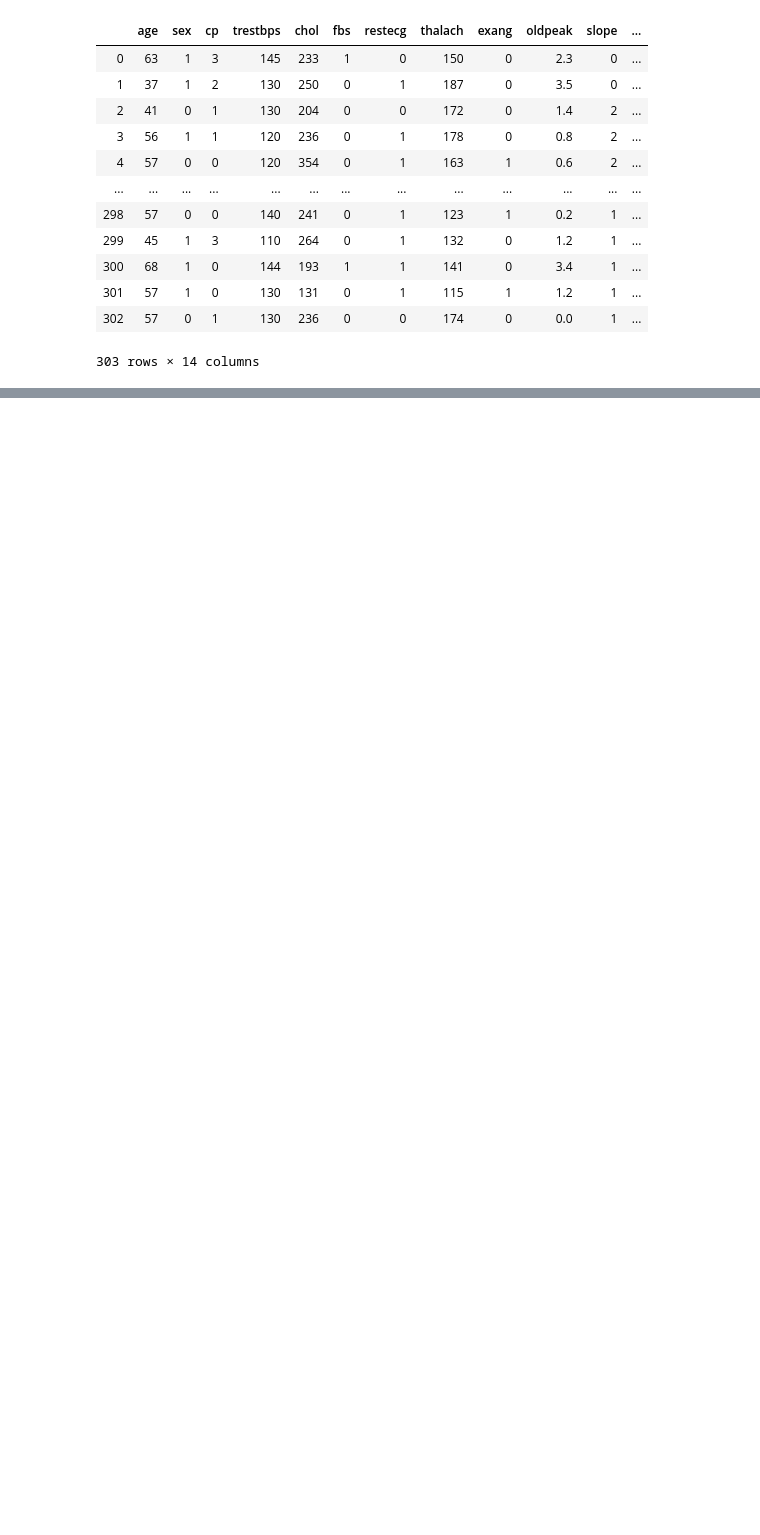
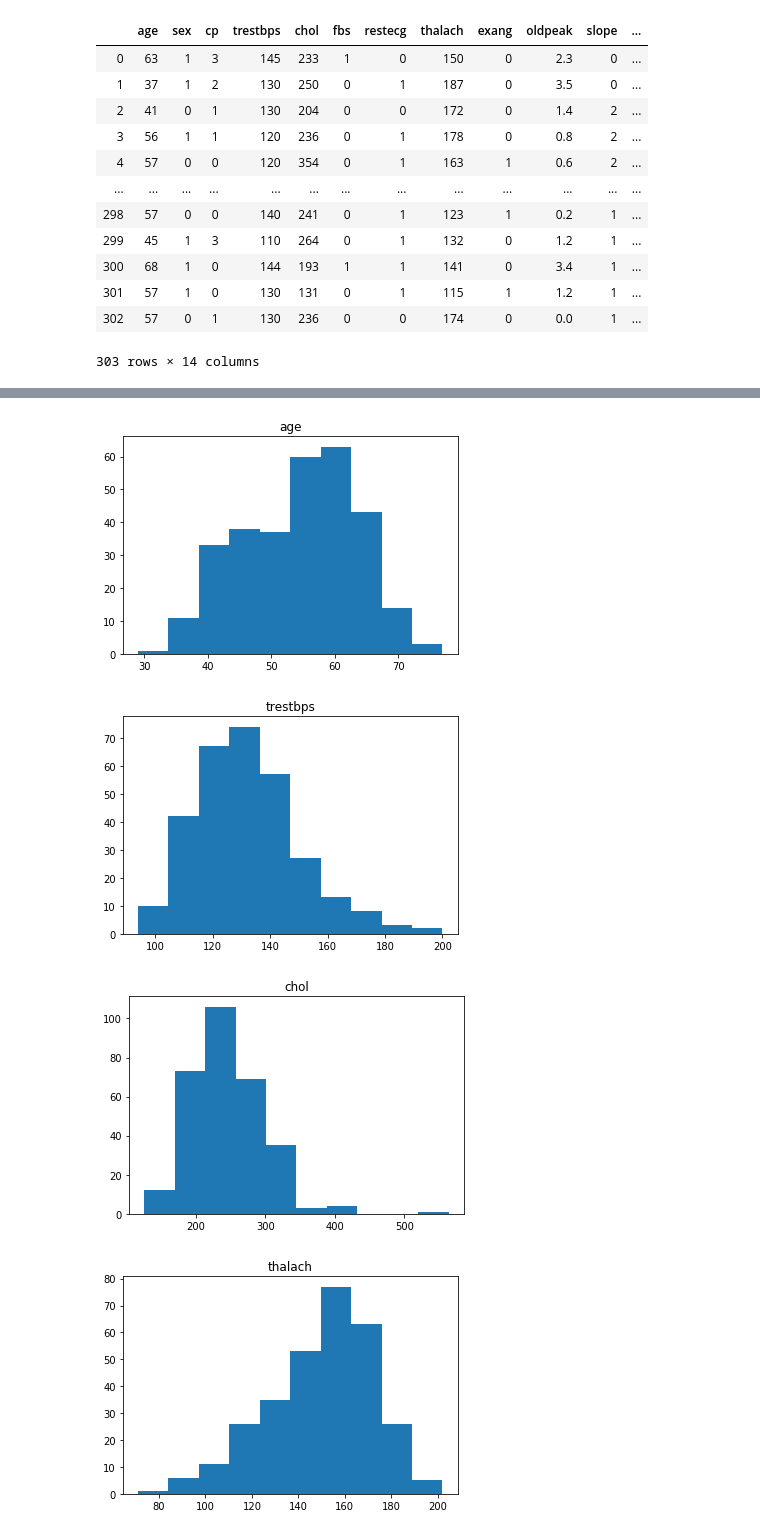
Before and after one commit to andres2050/HeartDisease_Project_IA, a Jupyter notebook: HeartDisease Project IA.ipynb, the cells around one changed output, grey strips where cells are left out. Saved outputs shown, nothing was run; the diff lists cells and outputs as text; code cells hidden in the pictures; blank space fills up the shorter version.

Commit message:
Add training set and testing set
Add pie graph

```diff
--- a/HeartDisease Project IA.ipynb
+++ b/HeartDisease Project IA.ipynb
@@ -69,11 +65,3 @@ trainx
 | 301 | 57 | 1 | 0 | 130 | 131 | 0 | 1 | 115 | 1 | 1.2 | 1 | ... |
 | 302 | 57 | 0 | 1 | 130 | 236 | 0 | 0 | 174 | 0 | 0.0 | 1 | ... |
 303 rows × 14 columns
-# %%
-for i in ["age", "trestbps", "chol", "thalach", "oldpeak"]:
-    plt.hist(trainx[i])
-    plt.show()
-
-for i in ["sex", "cp", "fbs", "restecg", "exang", "slope", "ca", "thal", "target"]:
-    plt.pie(trainx[i])
-    plt.show()
@@ -94,0 +68,26 @@ for i in ["sex", "cp", "fbs", "restecg", "exang", "slope", "ca", "thal", "target
+# %%
+def get_new_labels(sizes, labels):
+    new_labels = [label if size > 1 else '' for size, label in zip(sizes, labels)]
+    return new_labels
+def autopct_generator(limit):
+    def inner_autopct(pct):
+        return ('%.2f%%' % pct) if pct > limit else ''
+    return inner_autopct
+
+
+for i in ["age", "trestbps", "chol", "thalach", "oldpeak"]:
+    plt.title(i)
+    plt.hist(trainx[i])
+    plt.show()
+
+for i in ["sex", "cp", "fbs", "restecg", "exang", "slope", "ca", "thal", "target"]:
+    temp = [(trainx[i] == 0).sum(), (trainx[i] == 1).sum(), (trainx[i] == 2).sum(), (trainx[i] == 3).sum()]
+    labels = []
+    plt.title(i)
+    plt.pie(temp, labels=get_new_labels(temp, [0,1,2,3]), autopct=autopct_generator(0),)
+    plt.show()
+# %% [output]
+[figure, added]
+[figure, added]
+[figure, added]
+[figure, added]
```
Also changed, not shown: parts of 6 cells of this notebook.
